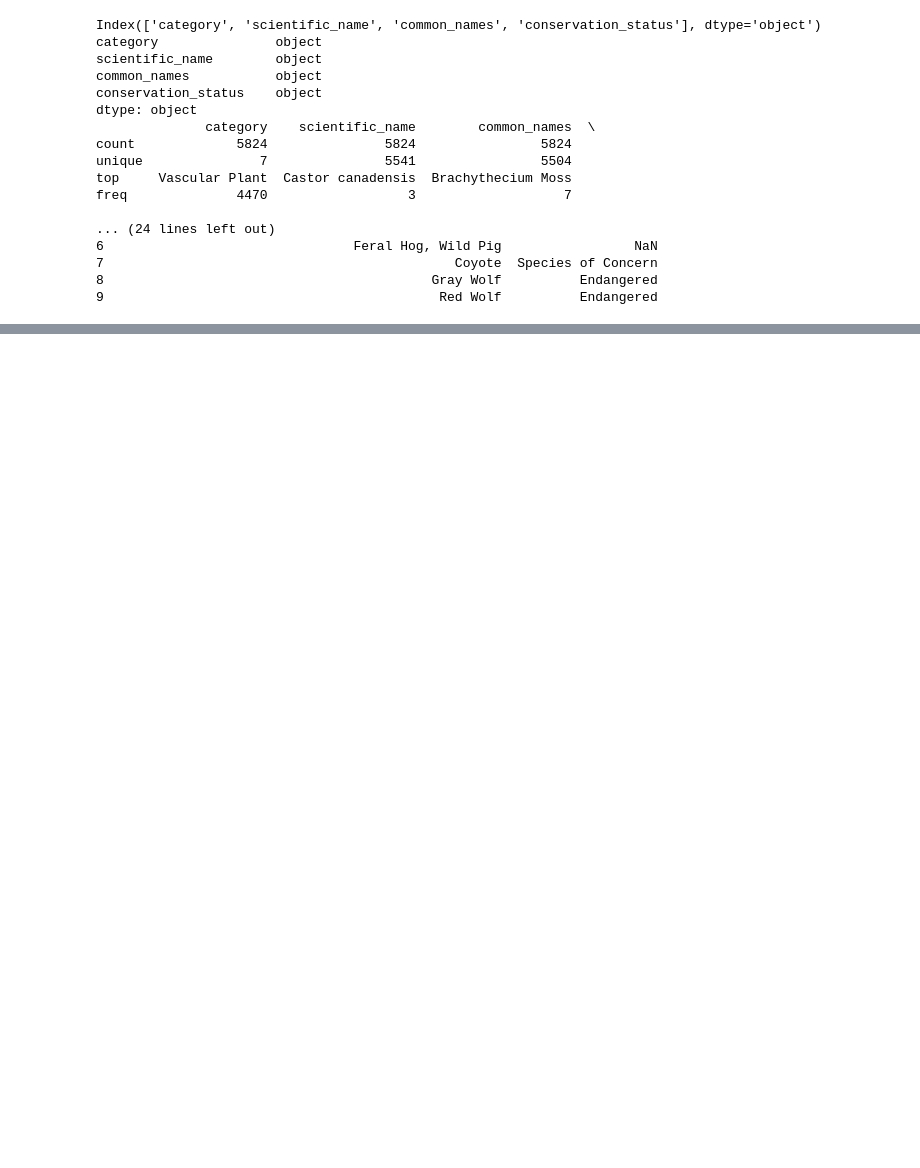
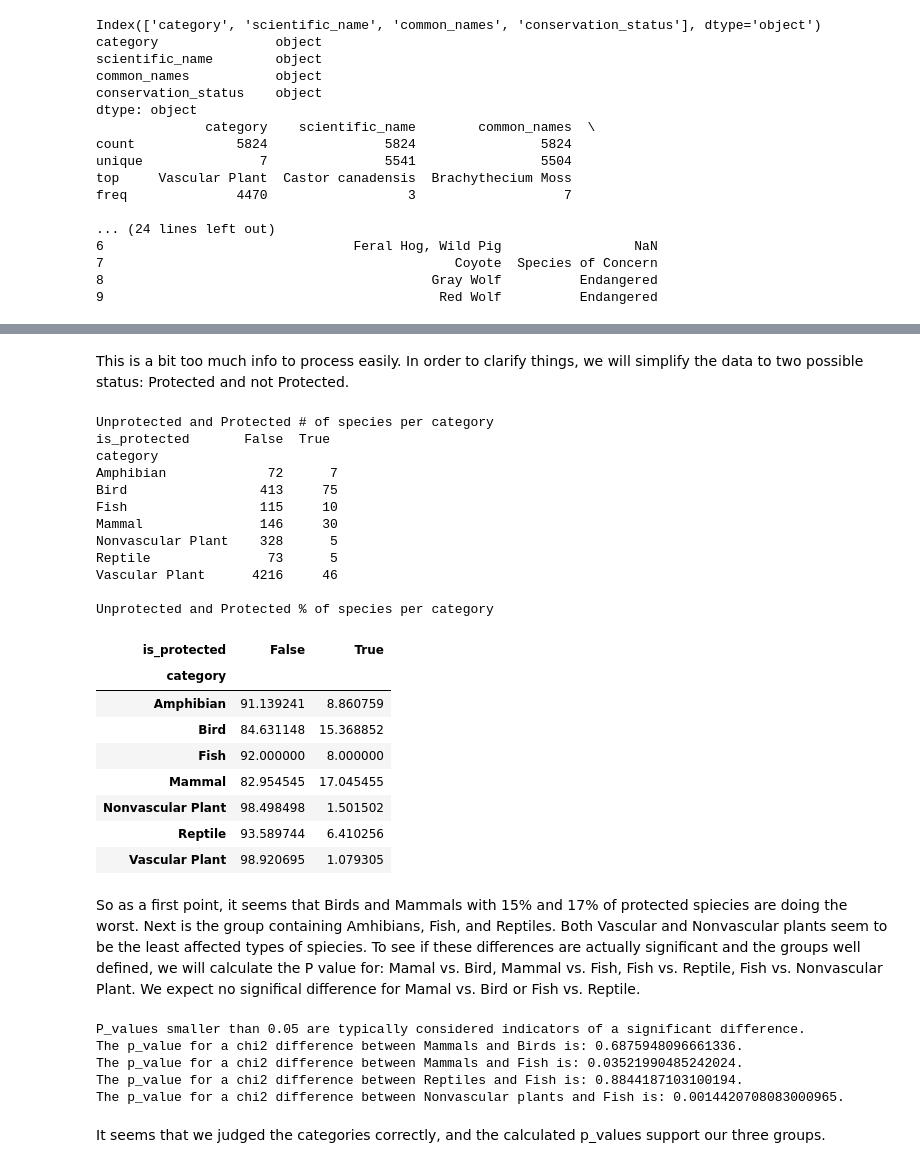
Before and after one commit to L-Koen/Biodiversity_Data_Science, a Jupyter notebook: biodiversity.ipynb, the cells around one changed output, grey strips where cells are left out. Drawn from its saved outputs; the diff is of its cells as text; code cells hidden in the pictures; blank space fills up the shorter version.

```diff
--- a/biodiversity.ipynb
+++ b/biodiversity.ipynb
@@ -43,0 +166,61 @@ freq              4470                  3                   7
+# %% [markdown]
+This is a bit too much info to process easily.
+In order to clarify things, we will simplify the data to two possible status: Protected and not Protected.
+# %%
+species_cleaned["is_protected"] = species_cleaned["conservation_status"] != "least_concern"
+
+print("Unprotected and Protected # of species per category")
+print(species_cleaned.groupby(["category",  "is_protected"])["scientific_name"].count().unstack())
+
+print("")
+
+print("Unprotected and Protected % of species per category")
+(species_cleaned.groupby(["category",  "is_protected"])["scientific_name"].count()/(species_cleaned.groupby("category").size())*100).unstack()
+# %% [output]
+Unprotected and Protected # of species per category
+is_protected       False  True
+category
+Amphibian             72      7
+Bird                 413     75
+Fish                 115     10
+Mammal               146     30
+Nonvascular Plant    328      5
+Reptile               73      5
+Vascular Plant      4216     46
+
+Unprotected and Protected % of species per category
+| is_protected | False | True |
+| category |  |  |
+| Amphibian | 91.139241 | 8.860759 |
+| Bird | 84.631148 | 15.368852 |
+| Fish | 92.000000 | 8.000000 |
+| Mammal | 82.954545 | 17.045455 |
+| Nonvascular Plant | 98.498498 | 1.501502 |
+| Reptile | 93.589744 | 6.410256 |
+| Vascular Plant | 98.920695 | 1.079305 |
+# %% [markdown]
+So as a first point, it seems that Birds and Mammals with 15% and 17% of protected spiecies are doing the worst. Next is the group containing Amhibians, Fish, and Reptiles. Both Vascular and Nonvascular plants seem to be the least affected types of spiecies.
+To see if these differences are actually significant and the groups well defined, we will calculate the P value for:
+Mamal vs. Bird, Mammal vs. Fish, Fish vs. Reptile, Fish vs. Nonvascular Plant.
+We expect no significal difference for Mamal vs. Bird or Fish vs. Reptile.
+# %%
+_, p_value, _, _ = chi2_contingency([[30, 146],[75, 413]])
+print("P_values smaller than 0.05 are typically considered indicators of a significant difference.")
+print(f"The p_value for a chi2 difference between Mammals and Birds is: {p_value}.")
+
+_, p_value, _, _ = chi2_contingency([[30, 146],[10, 115]])
+print(f"The p_value for a chi2 difference between Mammals and Fish is: {p_value}.")
+
+_, p_value, _, _ = chi2_contingency([[5, 73],[10, 115]])
+print(f"The p_value for a chi2 difference between Reptiles and Fish is: {p_value}.")
+
+_, p_value, _, _ = chi2_contingency([[5, 328],[10, 115]])
+print(f"The p_value for a chi2 difference between Nonvascular plants and Fish is: {p_value}.")
+# %% [output]
+P_values smaller than 0.05 are typically considered indicators of a significant difference.
+The p_value for a chi2 difference between Mammals and Birds is: 0.6875948096661336.
+The p_value for a chi2 difference between Mammals and Fish is: 0.03521990485242024.
+The p_value for a chi2 difference between Reptiles and Fish is: 0.8844187103100194.
+The p_value for a chi2 difference between Nonvascular plants and Fish is: 0.0014420708083000965.
+# %% [markdown]
+It seems that we judged the categories correctly, and the calculated p_values support our three groups.
```
Also changed, not shown: parts of 24 cells of this notebook.
